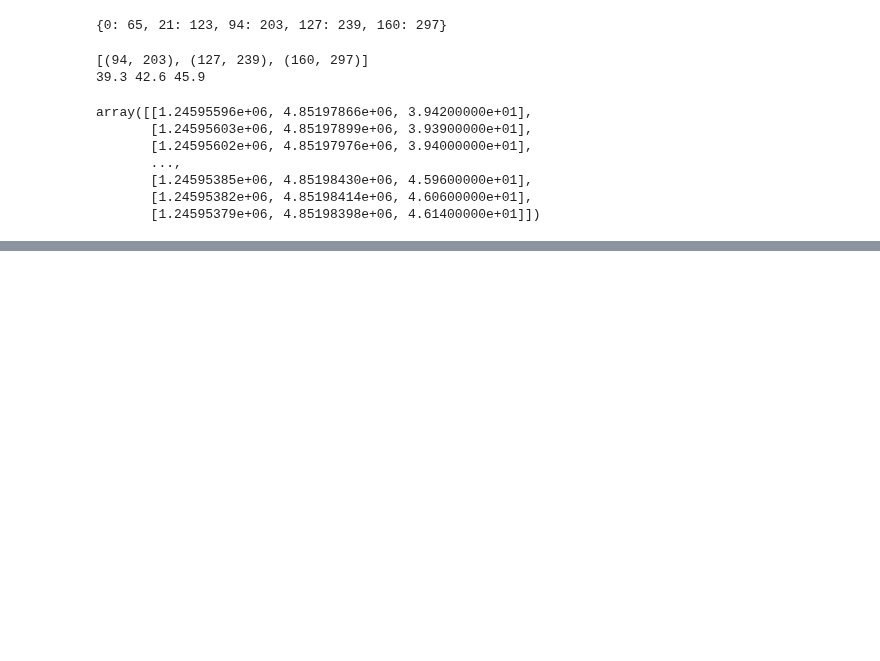
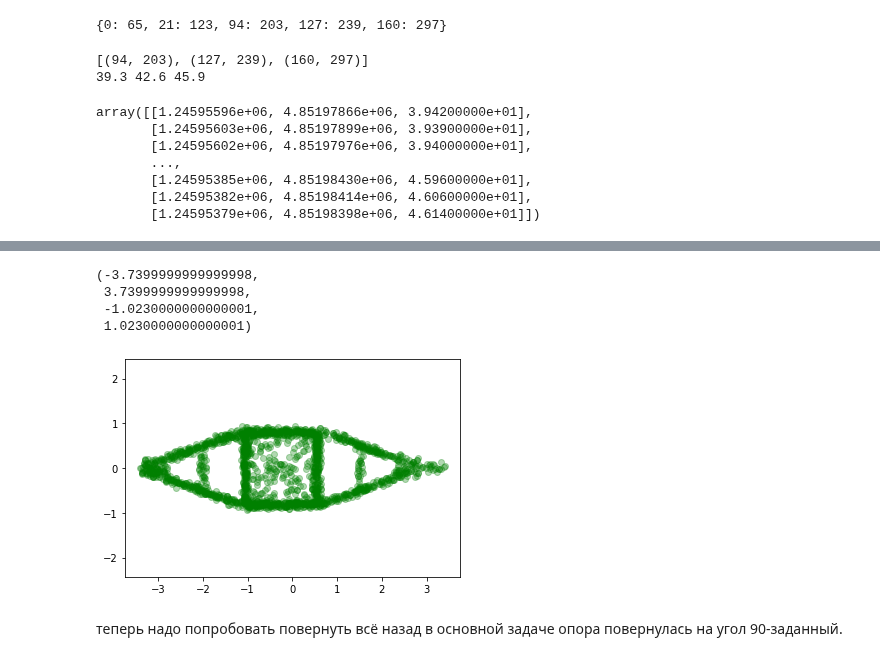
Before and after one commit to pigsel/some_tools, a Jupyter notebook: centrostruct/Rotate structure.ipynb, the cells around one changed output, grey strips where cells are left out. Drawn from its saved outputs; the diff is of its cells as text; code cells hidden in the pictures; blank space fills up the shorter version.

```diff
--- a/centrostruct/Rotate structure.ipynb
+++ b/centrostruct/Rotate structure.ipynb
@@ -219,0 +240,34 @@ print(str_azmt)
+# %%
+rect_c   # координаты центра опоры
+axl   # ось опоры
+
+def rotatepoints(angle, point, line, array):
+    new_array = []
+    for i in array:
+        # angle and dist to center
+        az, dist = azimuth(list(point.coords)[0], (i[:2]))
+        new_y = round(Point(i[:2]).distance(line), 2)
+        new_x = round(sqrt(abs(dist*dist - new_y*new_y)), 2)
+        # now we should find + or -
+        az -= angle
+        #print(az)
+        if 0 < az < 90:
+            new_y *= -1
+        elif 90 < az < 180:
+            new_y *= -1
+            new_x *= -1
+        elif 180 < az < 270:
+            new_x *= -1
+        elif -90 > az > -180:
+            new_x *= -1
+        elif -180 > az > -270:
+            new_x *= -1
+            new_y *= -1
+        elif -270 > az > -360:
+            new_y *= -1
+
+        new_array.append([new_x, new_y, i[2]])
+
+    return np.array(new_array)
+# %%
+new_a = rotatepoints(str_azmt, rect_c, axl, np_str_cut)
@@ -219,0 +282,13 @@ print(str_azmt)
+# %%
+#plt.scatter(np_str_cut[:,0], np_str_cut[:,1])
+plt.scatter(new_a[:,0], new_a[:,1], color='green', alpha=0.3)
+plt.axis('equal')
+# %% [output]
+(-3.7399999999999998,
+ 3.7399999999999998,
+ -1.0230000000000001,
+ 1.0230000000000001)
+[figure, added]
+# %% [markdown]
+теперь надо попробовать повернуть всё назад
+в основной задаче опора повернулась на угол 90-заданный.
```
Also changed, not shown: parts of 12 cells of this notebook, 1 other file.
